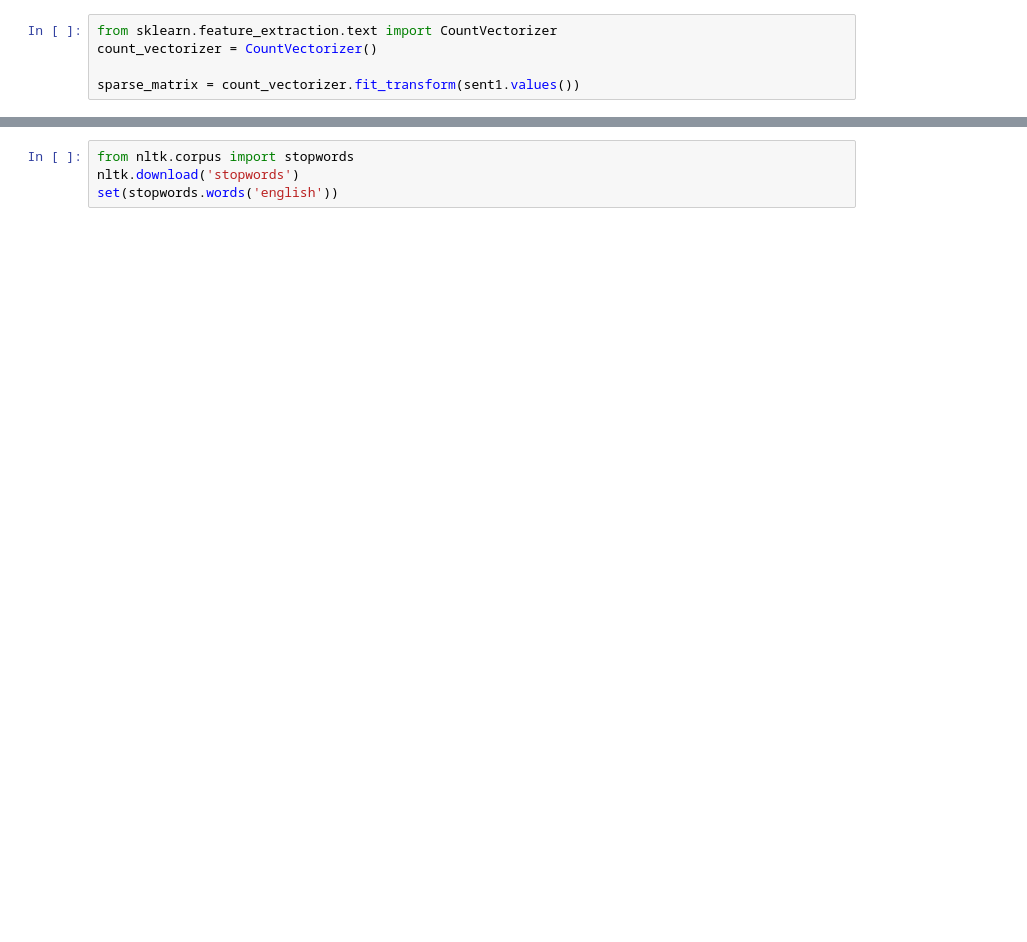
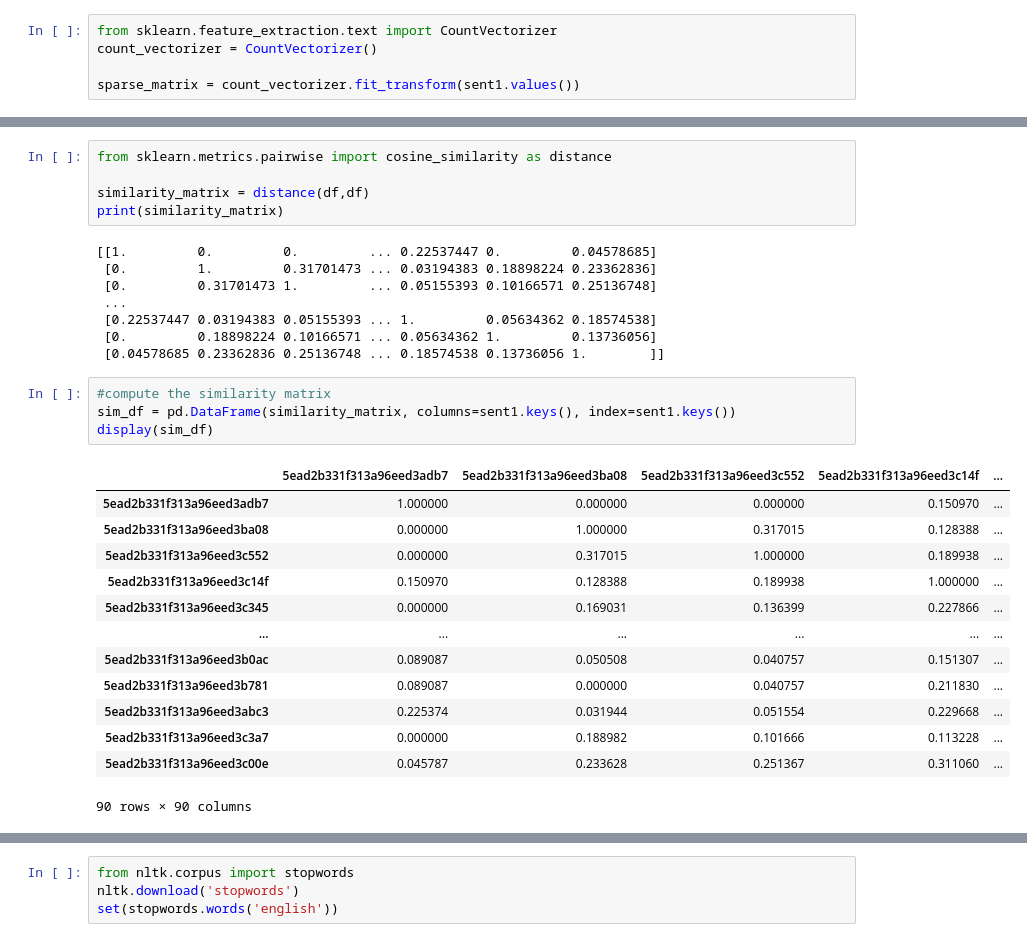
Before and after one commit to silviaserafini/api-sentiment_analysis, a Jupyter notebook: api/DBfiller.ipynb, the cells around one changed output, grey strips where cells are left out. Saved outputs shown, nothing was run; the diff lists cells and outputs as text; blank space fills up the shorter version.

```diff
--- a/api/DBfiller.ipynb
+++ b/api/DBfiller.ipynb
@@ -184,0 +188,31 @@ display(df)
+# %%
+from sklearn.metrics.pairwise import cosine_similarity as distance
+
+similarity_matrix = distance(df,df)
+print(similarity_matrix)
+# %% [output]
+[[1.         0.         0.         ... 0.22537447 0.         0.04578685]
+ [0.         1.         0.31701473 ... 0.03194383 0.18898224 0.23362836]
+ [0.         0.31701473 1.         ... 0.05155393 0.10166571 0.25136748]
+ ...
+ [0.22537447 0.03194383 0.05155393 ... 1.         0.05634362 0.18574538]
+ [0.         0.18898224 0.10166571 ... 0.05634362 1.         0.13736056]
+ [0.04578685 0.23362836 0.25136748 ... 0.18574538 0.13736056 1.        ]]
+# %%
+#compute the similarity matrix
+sim_df = pd.DataFrame(similarity_matrix, columns=sent1.keys(), index=sent1.keys())
+display(sim_df)
+# %% [output]
+|  | 5ead2b331f313a96eed3adb7 | 5ead2b331f313a96eed3ba08 | 5ead2b331f313a96eed3c552 | 5ead2b331f313a96eed3c14f | ... |
+| 5ead2b331f313a96eed3adb7 | 1.000000 | 0.000000 | 0.000000 | 0.150970 | ... |
+| 5ead2b331f313a96eed3ba08 | 0.000000 | 1.000000 | 0.317015 | 0.128388 | ... |
+| 5ead2b331f313a96eed3c552 | 0.000000 | 0.317015 | 1.000000 | 0.189938 | ... |
+| 5ead2b331f313a96eed3c14f | 0.150970 | 0.128388 | 0.189938 | 1.000000 | ... |
+| 5ead2b331f313a96eed3c345 | 0.000000 | 0.169031 | 0.136399 | 0.227866 | ... |
+| ... | ... | ... | ... | ... | ... |
+| 5ead2b331f313a96eed3b0ac | 0.089087 | 0.050508 | 0.040757 | 0.151307 | ... |
+| 5ead2b331f313a96eed3b781 | 0.089087 | 0.000000 | 0.040757 | 0.211830 | ... |
+| 5ead2b331f313a96eed3abc3 | 0.225374 | 0.031944 | 0.051554 | 0.229668 | ... |
+| 5ead2b331f313a96eed3c3a7 | 0.000000 | 0.188982 | 0.101666 | 0.113228 | ... |
+| 5ead2b331f313a96eed3c00e | 0.045787 | 0.233628 | 0.251367 | 0.311060 | ... |
+90 rows × 90 columns
```
Also changed, not shown: parts of 6 cells of this notebook, 3 other files.
